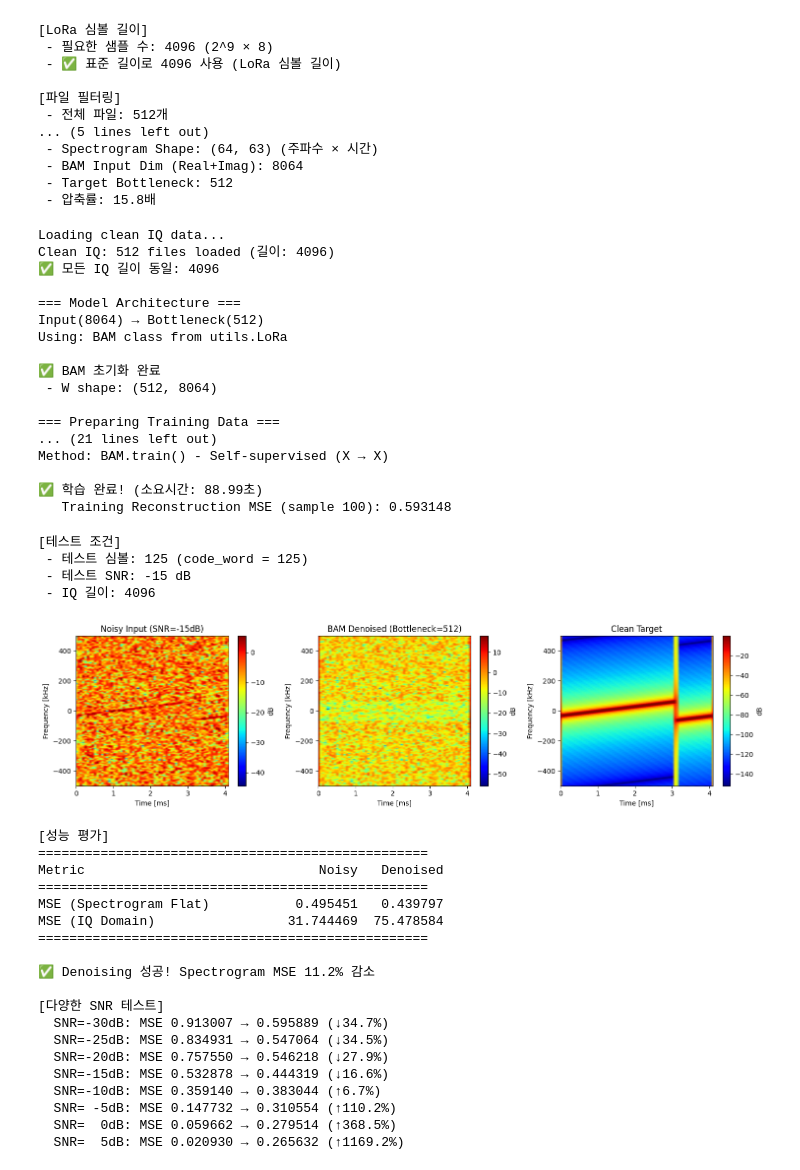
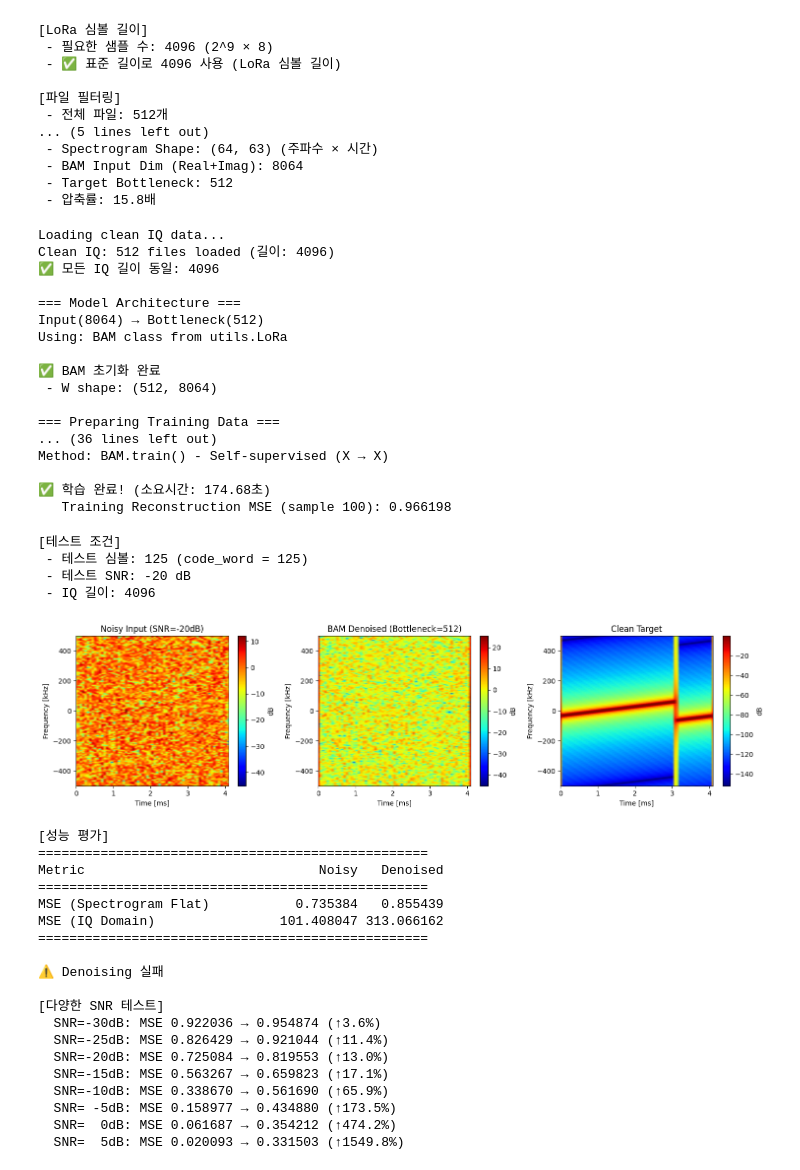
Before and after one commit to gwon9906/LoRa-bam-reconstruction, a Jupyter notebook: Model-experiment-basic-bam/singleLayer_originalBAM.ipynb, the cells around one changed output. Saved outputs shown, nothing was run; the diff lists cells and outputs as text; code cells hidden in the pictures.

```diff
--- a/Model-experiment-basic-bam/singleLayer_originalBAM.ipynb
+++ b/Model-experiment-basic-bam/singleLayer_originalBAM.ipynb
@@ -49,7 +49,7 @@ ETA = 4e-4
 SNR_TEST = -15
 SNR_TRAIN_MIN = -25
 SNR_TRAIN_MAX = 0
-AUGMENT_FACTOR = 10
+AUGMENT_FACTOR = 20
 
 DATA_DIR = "dataset_sf7_bw125k/clean_iq"
 
@@ -394,16 +394,16 @@ Using: BAM class from utils.LoRa
  - W shape: (512, 8064)
 
 === Preparing Training Data ===
-... (21 lines left out)
+... (36 lines left out)
 Method: BAM.train() - Self-supervised (X → X)
 
-✅ 학습 완료! (소요시간: 88.99초)
-   Training Reconstruction MSE (sample 100): 0.593148
+✅ 학습 완료! (소요시간: 174.68초)
+   Training Reconstruction MSE (sample 100): 0.966198
 # %%
 # ==========================================
 # 4. 검증 및 시각화
 # ==========================================
-SNR_PLOT = -15
+SNR_PLOT = -20
 
 # 테스트 데이터 준비 (길이 표준화 적용)
 test_idx = 125
@@ -483,54 +483,54 @@ else:
 if mse_out_iq < mse_in_iq:
     improvement_iq = (1 - mse_out_iq/mse_in_iq) * 100
     print(f"✅ IQ 도메인에서도 MSE {improvement_iq:.1f}% 감소!")
 
 # ==========================================
 # 다양한 SNR 테스트
 # ==========================================
 print(f"\n[다양한 SNR 테스트]")
 test_snrs = [-30, -25, -20, -15, -10, -5, 0, 5]
 
 for snr in test_snrs:
     noisy_test = lora.awgn_iq(clean_iq, snr)
     noisy_test_flat, params = generate_complex_spectrogram(noisy_test, FS, BW)
     clean_test_flat, _ = generate_complex_spectrogram(clean_iq, FS, BW)
 
     pred_flat = bam.decompress(bam.compress(noisy_test_flat.reshape(1, -1))).flatten()
 
     mse_before = np.mean((clean_test_flat - noisy_test_flat)**2)
     mse_after = np.mean((clean_test_flat - pred_flat)**2)
 
     if mse_after < mse_before:
         change = f"↓{(1 - mse_after/mse_before)*100:.1f}%"
     else:
         change = f"↑{(mse_after/mse_before - 1)*100:.1f}%"
 
     print(f"  SNR={snr:>3}dB: MSE {mse_before:.6f} → {mse_after:.6f} ({change})")
 # %% [output]
 [테스트 조건]
  - 테스트 심볼: 125 (code_word = 125)
- - 테스트 SNR: -15 dB
+ - 테스트 SNR: -20 dB
  - IQ 길이: 4096
-[figure, old version]
+[figure, new version]
 [성능 평가]
 ==================================================
 Metric                              Noisy   Denoised
 ==================================================
-MSE (Spectrogram Flat)           0.495451   0.439797
-MSE (IQ Domain)                 31.744469  75.478584
+MSE (Spectrogram Flat)           0.735384   0.855439
+MSE (IQ Domain)                101.408047 313.066162
 ==================================================
 
-✅ Denoising 성공! Spectrogram MSE 11.2% 감소
+⚠️ Denoising 실패
 
 [다양한 SNR 테스트]
-  SNR=-30dB: MSE 0.913007 → 0.595889 (↓34.7%)
-  SNR=-25dB: MSE 0.834931 → 0.547064 (↓34.5%)
-  SNR=-20dB: MSE 0.757550 → 0.546218 (↓27.9%)
-  SNR=-15dB: MSE 0.532878 → 0.444319 (↓16.6%)
-  SNR=-10dB: MSE 0.359140 → 0.383044 (↑6.7%)
-  SNR= -5dB: MSE 0.147732 → 0.310554 (↑110.2%)
-  SNR=  0dB: MSE 0.059662 → 0.279514 (↑368.5%)
-  SNR=  5dB: MSE 0.020930 → 0.265632 (↑1169.2%)
+  SNR=-30dB: MSE 0.922036 → 0.954874 (↑3.6%)
+  SNR=-25dB: MSE 0.826429 → 0.921044 (↑11.4%)
+  SNR=-20dB: MSE 0.725084 → 0.819553 (↑13.0%)
+  SNR=-15dB: MSE 0.563267 → 0.659823 (↑17.1%)
+  SNR=-10dB: MSE 0.338670 → 0.561690 (↑65.9%)
+  SNR= -5dB: MSE 0.158977 → 0.434880 (↑173.5%)
+  SNR=  0dB: MSE 0.061687 → 0.354212 (↑474.2%)
+  SNR=  5dB: MSE 0.020093 → 0.331503 (↑1549.8%)
 # %%
 # ==========================================
 # 5. 심볼 추정 및 Classification 성능 평가
```
Also changed, not shown: parts of 2 cells of this notebook, 4 other files.
